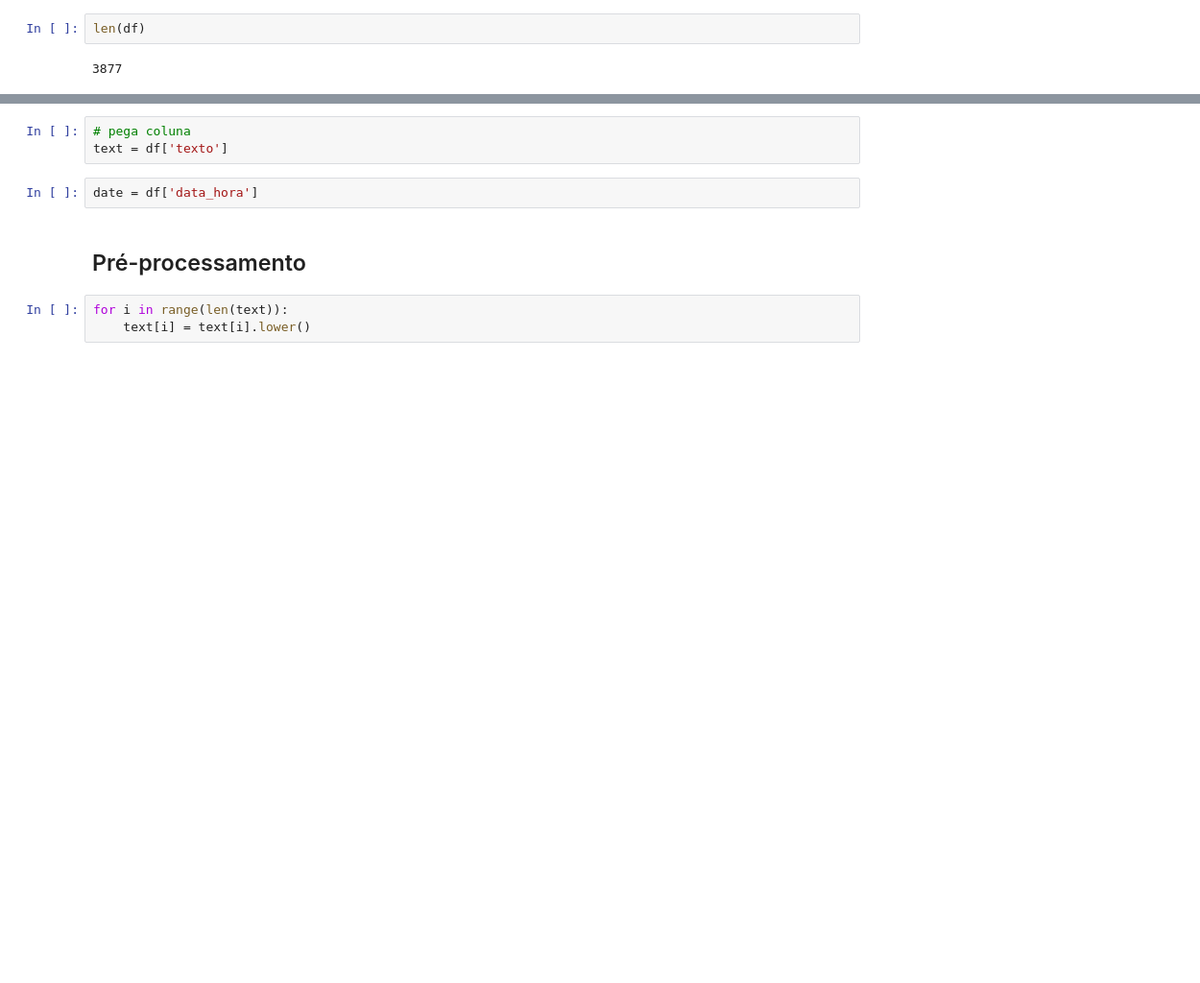
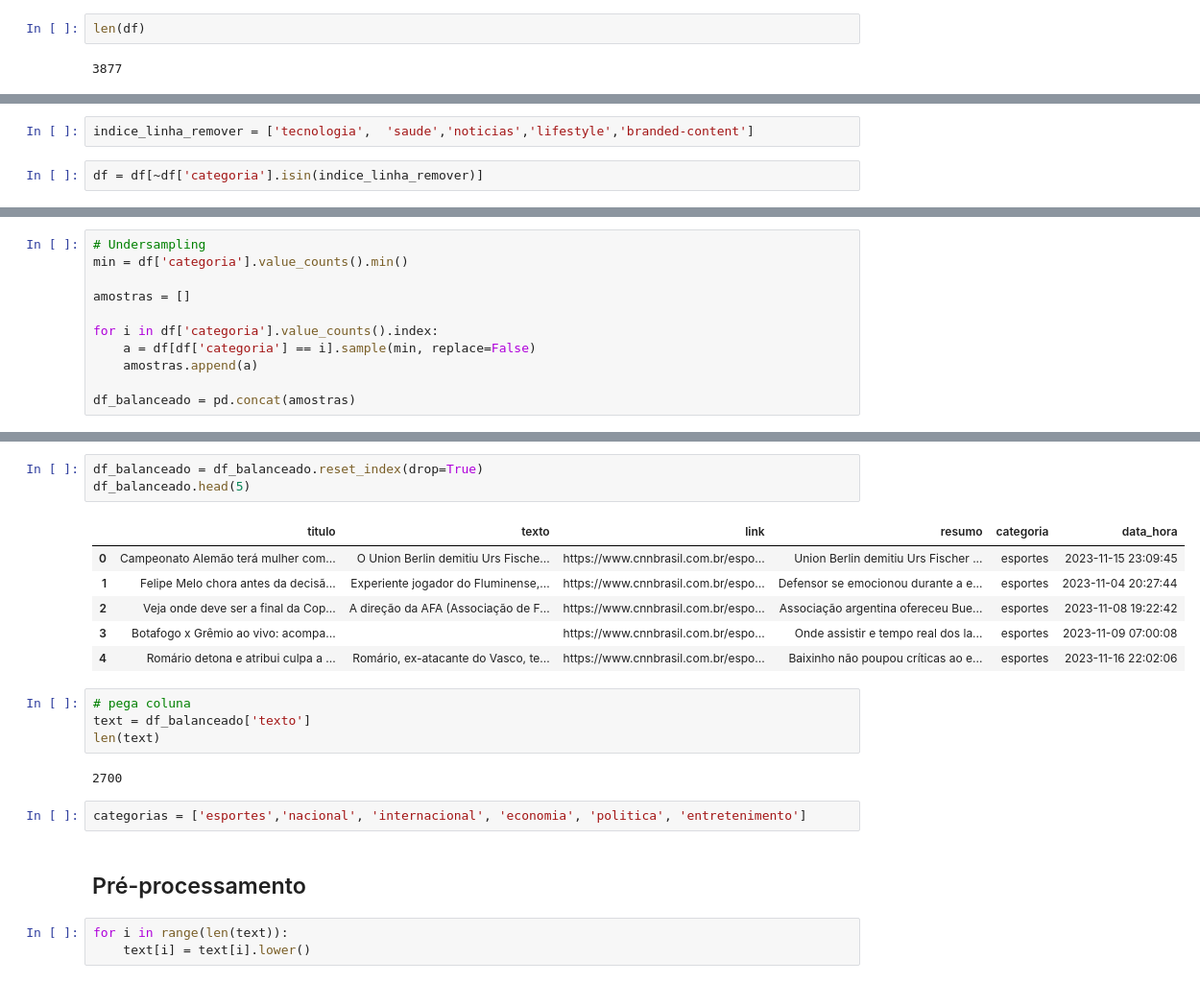
Before and after one commit to BiancaNCoelho/NLP, a Jupyter notebook: T01/Trabalho1.ipynb, the cells around one changed output, grey strips where cells are left out. Shown at 96% size. Drawn from its saved outputs; the diff is of its cells as text; blank space fills up the shorter version.

```diff
--- a/T01/Trabalho1.ipynb
+++ b/T01/Trabalho1.ipynb
@@ -33,0 +60,4 @@ df.head(4)
+# %%
+indice_linha_remover = ['tecnologia',  'saude','noticias','lifestyle','branded-content']
+# %%
+df = df[~df['categoria'].isin(indice_linha_remover)]
@@ -33,0 +74,11 @@ df.head(4)
+# %%
+# Undersampling
+min = df['categoria'].value_counts().min()
+
+amostras = []
+
+for i in df['categoria'].value_counts().index:
+    a = df[df['categoria'] == i].sample(min, replace=False)
+    amostras.append(a)
+
+df_balanceado = pd.concat(amostras)
@@ -34,8 +95,21 @@ df.head(4)
+# %%
+df_balanceado = df_balanceado.reset_index(drop=True)
+df_balanceado.head(5)
+# %% [output]
+|  | titulo | texto | link | resumo | categoria | data_hora |
+| 0 | Campeonato Alemão terá mulher com... | O Union Berlin demitiu Urs Fische... | https://www.cnnbrasil.com.br/espo... | Union Berlin demitiu Urs Fischer ... | esportes | 2023-11-15 23:09:45 |
+| 1 | Felipe Melo chora antes da decisã... | Experiente jogador do Fluminense,... | https://www.cnnbrasil.com.br/espo... | Defensor se emocionou durante a e... | esportes | 2023-11-04 20:27:44 |
+| 2 | Veja onde deve ser a final da Cop... | A direção da AFA (Associação de F... | https://www.cnnbrasil.com.br/espo... | Associação argentina ofereceu Bue... | esportes | 2023-11-08 19:22:42 |
+| 3 | Botafogo x Grêmio ao vivo: acompa... |  | https://www.cnnbrasil.com.br/espo... | Onde assistir e tempo real dos la... | esportes | 2023-11-09 07:00:08 |
+| 4 | Romário detona e atribui culpa a ... | Romário, ex-atacante do Vasco, te... | https://www.cnnbrasil.com.br/espo... | Baixinho não poupou críticas ao e... | esportes | 2023-11-16 22:02:06 |
 # %%
 # pega coluna
-text = df['texto']
+text = df_balanceado['texto']
+len(text)
+# %% [output]
+2700
-# %%
-date = df['data_hora']
+# %%
+categorias = ['esportes','nacional', 'internacional', 'economia', 'politica', 'entretenimento']
 # %% [markdown]
 ## Pré-processamento
 # %%
```
Also changed, not shown: parts of 11 cells of this notebook.
